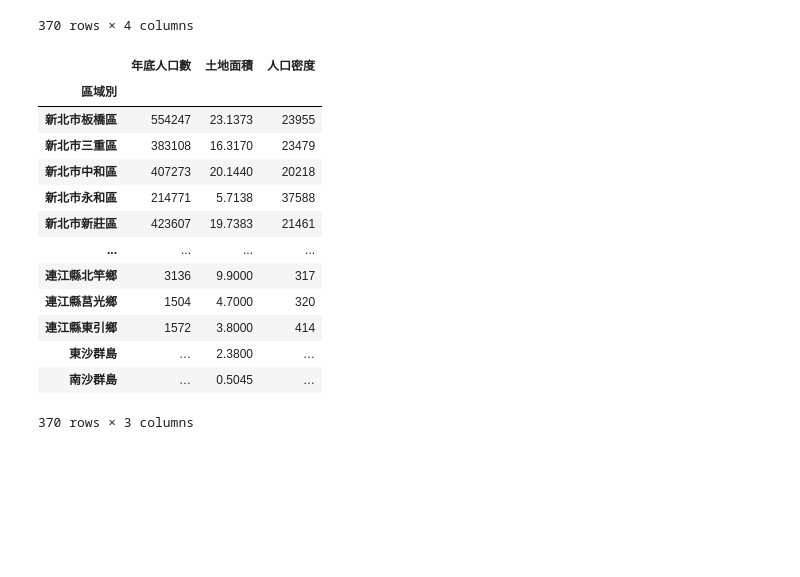
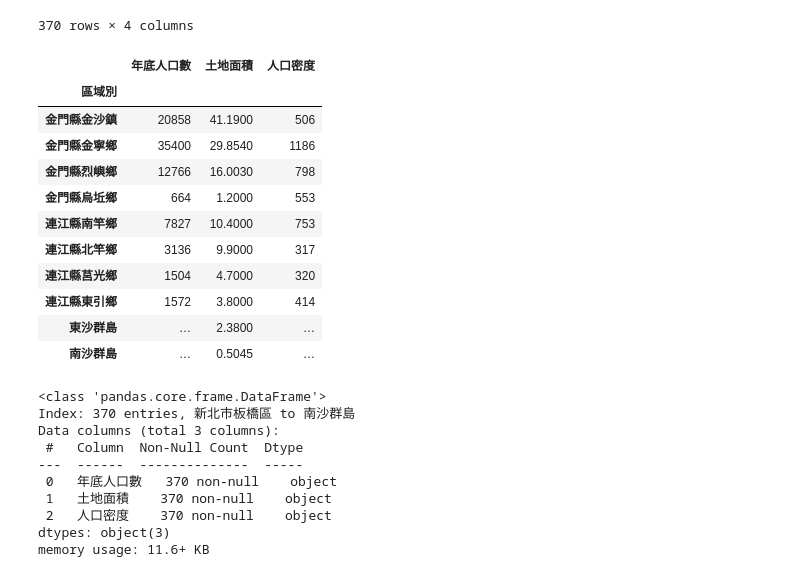
Before and after one commit to sanchangj/20240505_01, a Jupyter notebook: lesson16/lesson16_3.ipynb, the cells around one changed output. Cells and saved outputs as stored; diff of their text form; code cells hidden in the pictures; blank space fills up the shorter version.

```diff
--- a/lesson16/lesson16_3.ipynb
+++ b/lesson16/lesson16_3.ipynb
@@ -116,19 +117,30 @@ df5
 370 rows × 4 columns
 # %%
 df6 = df5.set_index('區域別')
-df6
+df6.iloc[-10:]
 # %% [output]
 |  | 年底人口數 | 土地面積 | 人口密度 |
 | 區域別 |  |  |  |
-| 新北市板橋區 | 554247 | 23.1373 | 23955 |
-| 新北市三重區 | 383108 | 16.3170 | 23479 |
-| 新北市中和區 | 407273 | 20.1440 | 20218 |
-| 新北市永和區 | 214771 | 5.7138 | 37588 |
-| 新北市新莊區 | 423607 | 19.7383 | 21461 |
-| ... | ... | ... | ... |
+| 金門縣金沙鎮 | 20858 | 41.1900 | 506 |
+| 金門縣金寧鄉 | 35400 | 29.8540 | 1186 |
+| 金門縣烈嶼鄉 | 12766 | 16.0030 | 798 |
+| 金門縣烏坵鄉 | 664 | 1.2000 | 553 |
+| 連江縣南竿鄉 | 7827 | 10.4000 | 753 |
 | 連江縣北竿鄉 | 3136 | 9.9000 | 317 |
 | 連江縣莒光鄉 | 1504 | 4.7000 | 320 |
 | 連江縣東引鄉 | 1572 | 3.8000 | 414 |
 | 東沙群島 | … | 2.3800 | … |
 | 南沙群島 | … | 0.5045 | … |
-370 rows × 3 columns
+# %%
+df6.info()
+# %% [output]
+<class 'pandas.core.frame.DataFrame'>
+Index: 370 entries, 新北市板橋區 to 南沙群島
+Data columns (total 3 columns):
+ #   Column  Non-Null Count  Dtype
+---  ------  --------------  -----
+ 0   年底人口數   370 non-null    object
+ 1   土地面積    370 non-null    object
+ 2   人口密度    370 non-null    object
+dtypes: object(3)
+memory usage: 11.6+ KB
```
Also changed, not shown: parts of 8 cells of this notebook.
